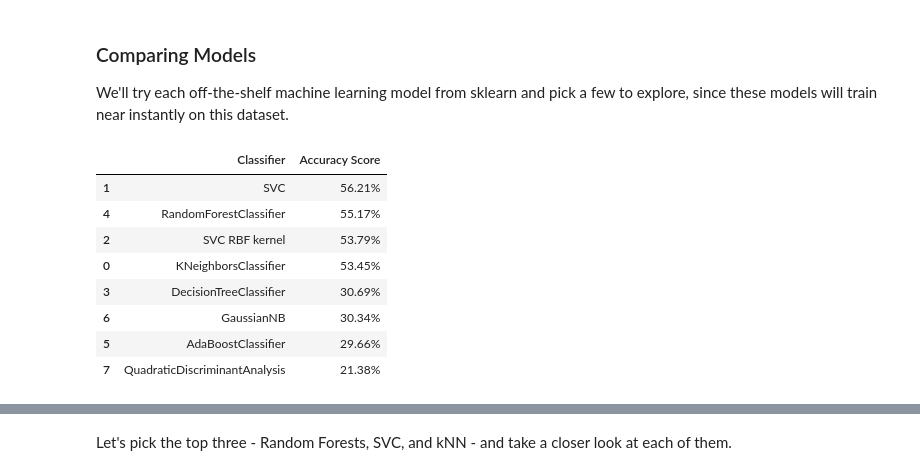
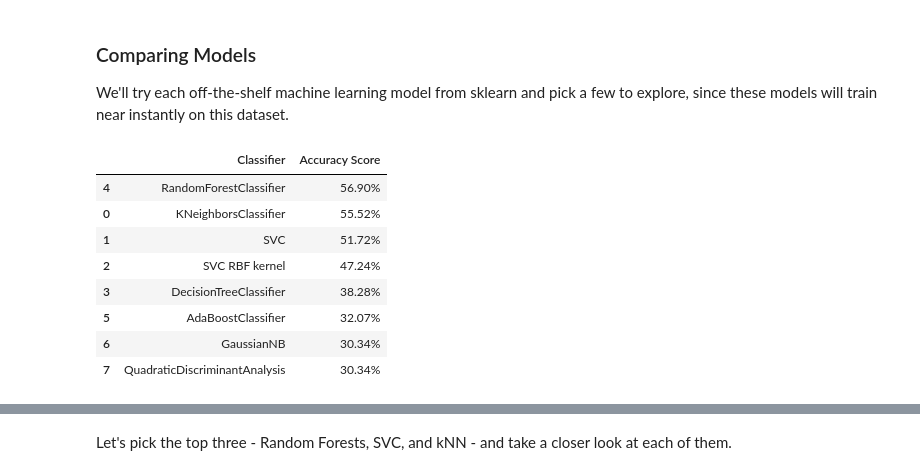
Before and after one commit to areeba-droid/Week3-ClassicML, a Jupyter notebook: Week_3_MachineLearning.ipynb, the cells around one changed output, grey strips where cells are left out. Drawn from its saved outputs; the diff is of its cells as text; code cells hidden in the pictures.

Commit message:
Added each dataset and split it, and then tested which ML type worked the best on each

```diff
--- a/Week_3_MachineLearning.ipynb
+++ b/Week_3_MachineLearning.ipynb
@@ -623,3 +624,31 @@ X_train_minmax, X_test_minmax, _, _ = train_test_split(
     test_size=0.2,
     random_state=42
 )
+# %%
+# RAVDESS data splitting
+
+############# Unscaled test/train set #############
+X_train_RAV, X_test_RAV, y_train_RAV, y_test_RAV =train_test_split(
+    RAV_features,
+    RAV_emotions,
+    test_size=0.2,
+    random_state=42
+)
+
+############ Standard Scaled test/train set ###########
+# The labels/classes (y_train, y_test) never change, keep old values
+X_train_scaled_RAV, X_test_scaled_RAV, _, _ = train_test_split(
+    RAV_features_scaled,
+    RAV_emotions,
+    test_size=0.2,
+    random_state=42
+)
+
+############# MinMax Scaled test/train set ###############
+# The labels/classes (y_train, y_test) never change, keep old values
+X_train_minmax_RAV, X_test_minmax_RAV, _, _ = train_test_split(
+    RAV_features_scaled,
+    RAV_emotions,
+    test_size=0.2,
+    random_state=42
+)
@@ -629,43 +686,43 @@ We'll try each off-the-shelf machine learning model from sklearn and pick a few
 # %%
 # RADVESS Data Set
 
 from sklearn.neighbors import KNeighborsClassifier
 from sklearn.svm import SVC
 from sklearn.tree import DecisionTreeClassifier
 from sklearn.ensemble import RandomForestClassifier, AdaBoostClassifier
 from sklearn.naive_bayes import GaussianNB
 from sklearn.discriminant_analysis import QuadraticDiscriminantAnalysis
 
 classification_models = [
     KNeighborsClassifier(),#(3),
     SVC(kernel='linear'),#, C=0.025),
     SVC(kernel='rbf'),
     DecisionTreeClassifier(),#max_depth=5),
     RandomForestClassifier(),#max_depth=5, n_estimators=10, max_features=1),
     AdaBoostClassifier(),
     GaussianNB(),
     QuadraticDiscriminantAnalysis()]
 
 scores = []
 for model in classification_models:
-    model.fit(X_train_scaled, y_train)
-    score = model.score(X_test_scaled, y_test)
+    model.fit(X_train_scaled_RAV, y_train_RAV)
+    score = model.score(X_test_scaled_RAV, y_test_RAV)
     model_name = type(model).__name__
     if model_name=='SVC' and model.kernel=='rbf': model_name+=' RBF kernel'
     scores.append((model_name,(f'{100*score:.2f}%')))
 # Make it pretty
-scores_df = pd.DataFrame(scores,columns=['Classifier','Accuracy Score'])
-scores_df.sort_values(by='Accuracy Score',axis=0,ascending=False)
+RAV_scores_df = pd.DataFrame(scores,columns=['Classifier','Accuracy Score'])
+RAV_scores_df.sort_values(by='Accuracy Score',axis=0,ascending=False)
 # %% [output]
 |  | Classifier | Accuracy Score |
-| 1 | SVC | 56.21% |
-| 4 | RandomForestClassifier | 55.17% |
-| 2 | SVC RBF kernel | 53.79% |
-| 0 | KNeighborsClassifier | 53.45% |
-| 3 | DecisionTreeClassifier | 30.69% |
+| 4 | RandomForestClassifier | 56.90% |
+| 0 | KNeighborsClassifier | 55.52% |
+| 1 | SVC | 51.72% |
+| 2 | SVC RBF kernel | 47.24% |
+| 3 | DecisionTreeClassifier | 38.28% |
+| 5 | AdaBoostClassifier | 32.07% |
 | 6 | GaussianNB | 30.34% |
-| 5 | AdaBoostClassifier | 29.66% |
-| 7 | QuadraticDiscriminantAnalysis | 21.38% |
+| 7 | QuadraticDiscriminantAnalysis | 30.34% |
 # %%
 # My Data Set
 
```
Also changed, not shown: parts of 4 cells of this notebook.
